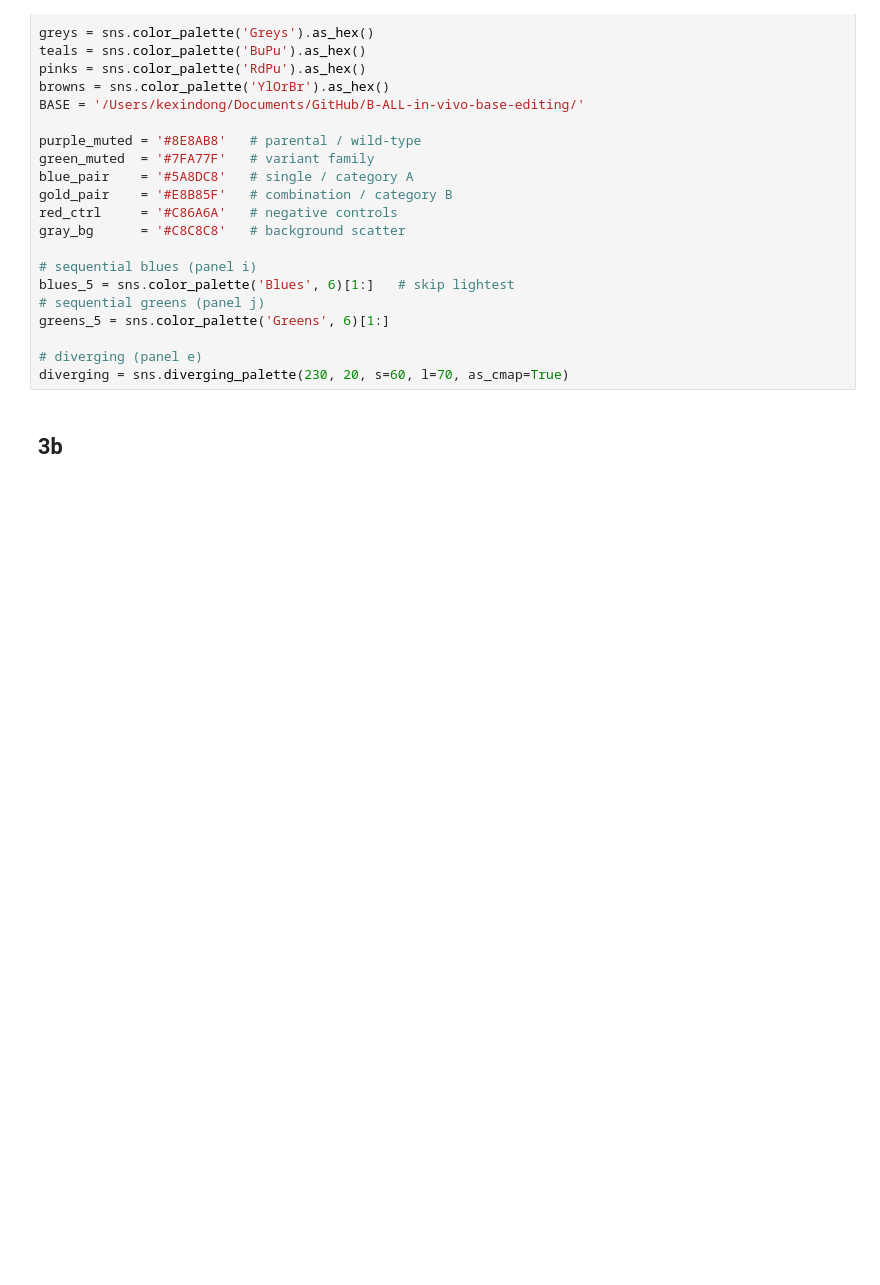
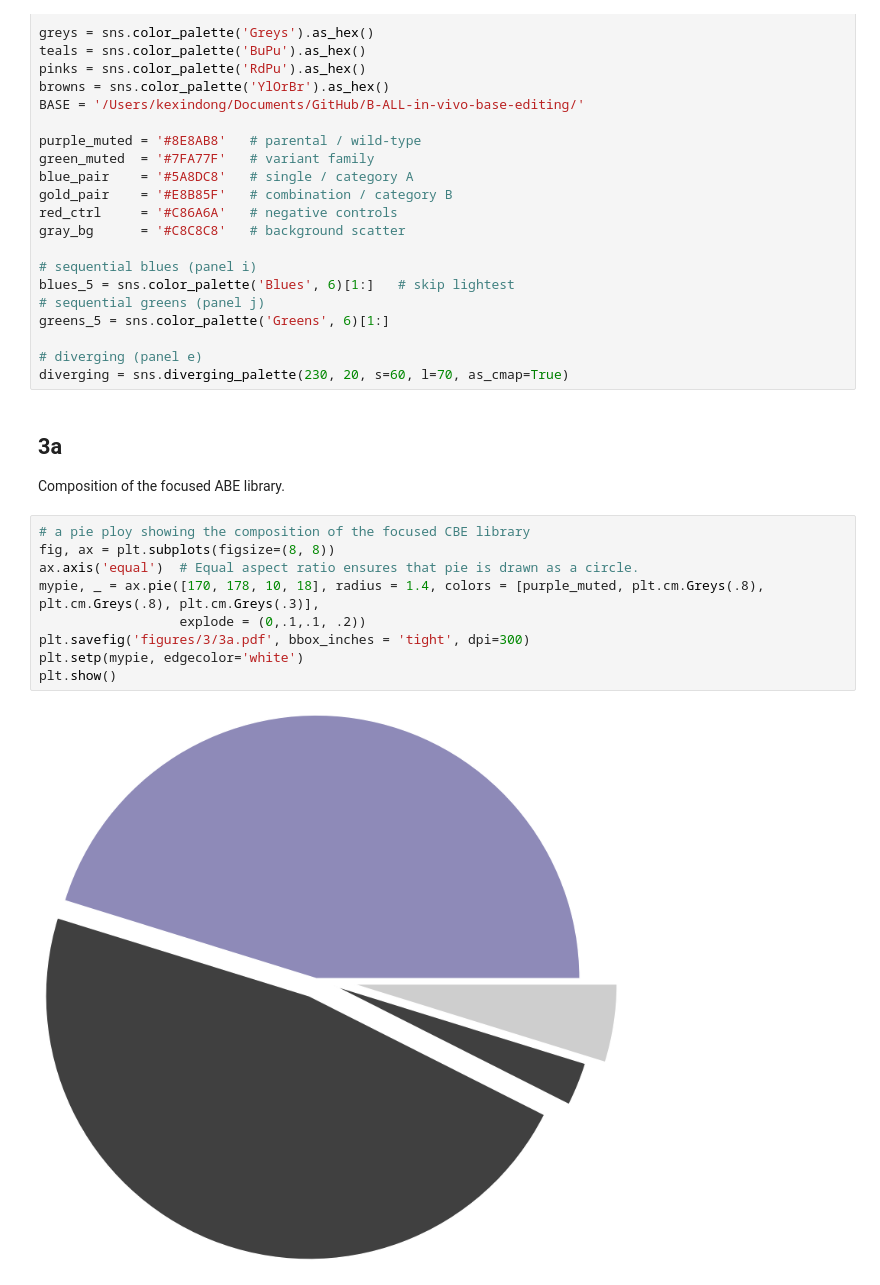
Before and after one commit to kexindon/B-ALL-in-vivo-base-editing, a Jupyter notebook: figure3_CLEANED.ipynb, the cells around one changed output. Cells and saved outputs as stored; diff of their text form; blank space fills up the shorter version.

```diff
--- a/figure3_CLEANED.ipynb
+++ b/figure3_CLEANED.ipynb
@@ -48,4 +48,17 @@ greens_5 = sns.color_palette('Greens', 6)[1:]
 # diverging (panel e)
 diverging = sns.diverging_palette(230, 20, s=60, l=70, as_cmap=True)
 # %% [markdown]
-## 3b
+## 3a
+
+Composition of the focused ABE library.
+# %%
+# a pie ploy showing the composition of the focused CBE library
+fig, ax = plt.subplots(figsize=(8, 8))
+ax.axis('equal')  # Equal aspect ratio ensures that pie is drawn as a circle.
+mypie, _ = ax.pie([170, 178, 10, 18], radius = 1.4, colors = [purple_muted, plt.cm.Greys(.8), plt.cm.Greys(.8), plt.cm.Greys(.3)],
+                  explode = (0,.1,.1, .2))
+plt.savefig('figures/3/3a.pdf', bbox_inches = 'tight', dpi=300)
+plt.setp(mypie, edgecolor='white')
+plt.show()
+# %% [output]
+[figure, added]
```
Also changed, not shown: parts of 4 cells of this notebook, 6 other files.
